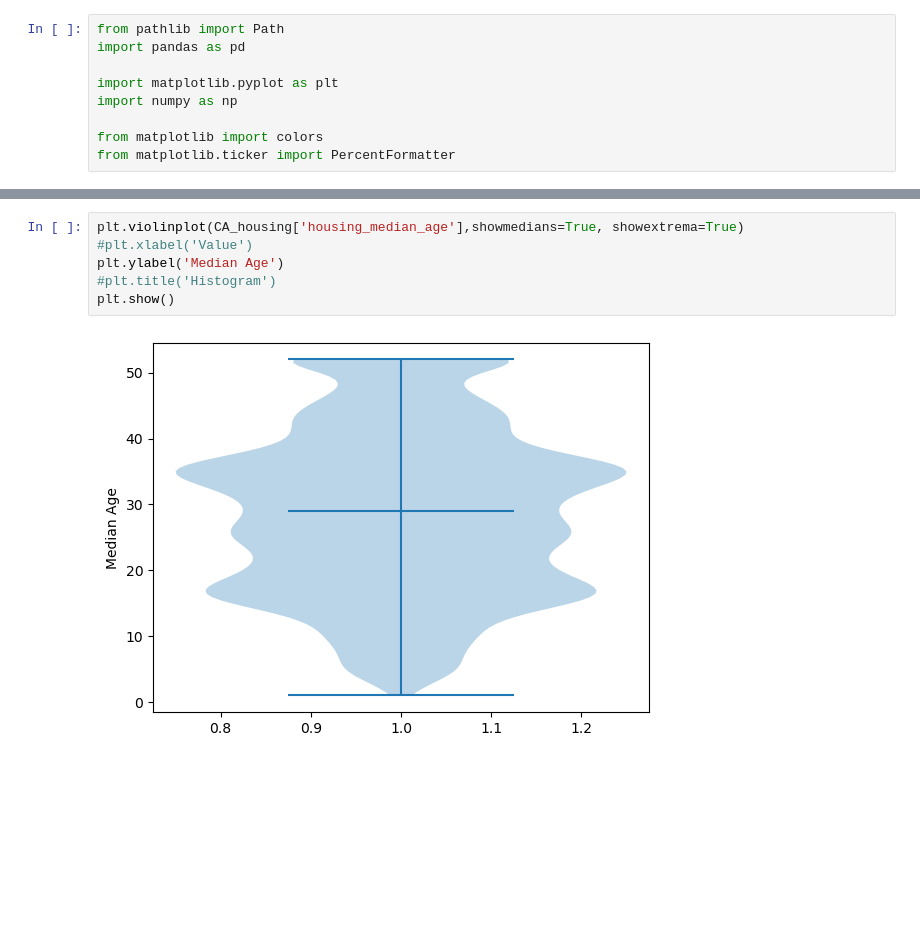
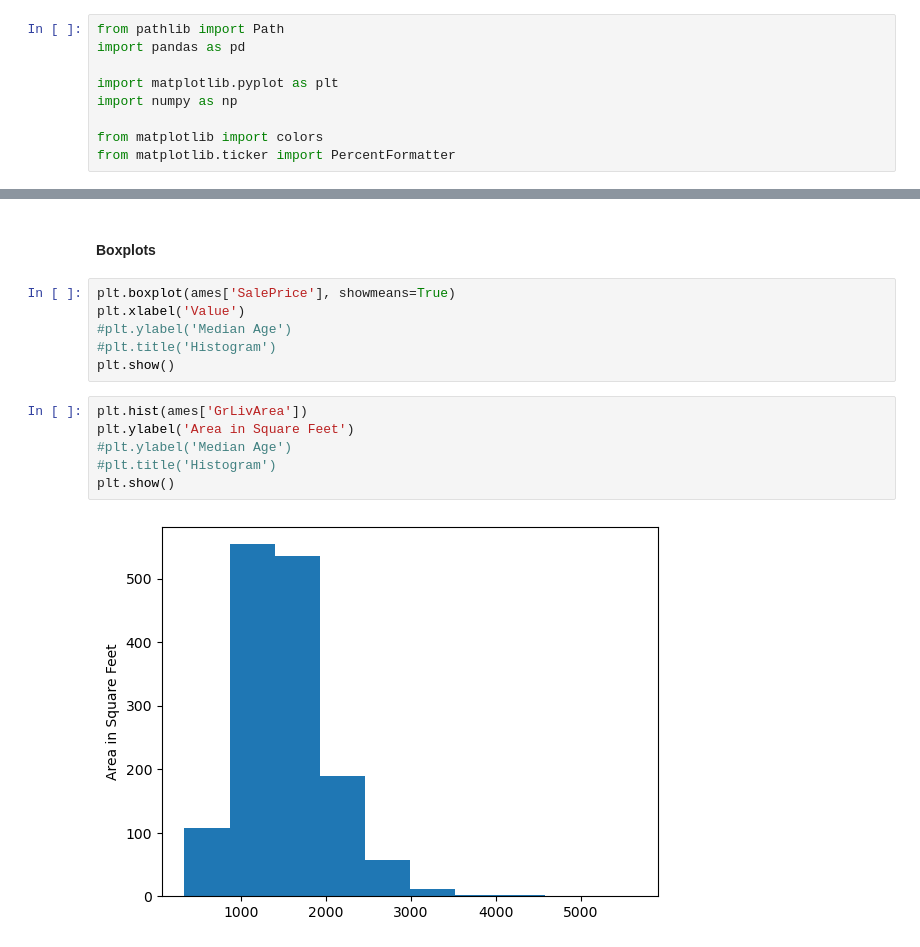
Before and after one commit to schuckers/DTSC2301, a Jupyter notebook: Code/UnivariateSummaries.ipynb, the cells around one changed output, grey strips where cells are left out. Saved outputs shown, nothing was run; the diff lists cells and outputs as text; blank space fills up the shorter version.

```diff
--- a/Code/UnivariateSummaries.ipynb
+++ b/Code/UnivariateSummaries.ipynb
@@ -52,8 +64,16 @@ plt.show()
+# %% [markdown]
+#### Boxplots
 # %%
-plt.violinplot(CA_housing['housing_median_age'],showmedians=True, showextrema=True)
-#plt.xlabel('Value')
-plt.ylabel('Median Age')
+plt.boxplot(ames['SalePrice'], showmeans=True)
+plt.xlabel('Value')
+#plt.ylabel('Median Age')
 #plt.title('Histogram')
 plt.show()
-# %% [output]
-[figure, removed]
+# %%
+plt.hist(ames['GrLivArea'])
+plt.ylabel('Area in Square Feet')
+#plt.ylabel('Median Age')
+#plt.title('Histogram')
+plt.show()
+# %% [output]
+[figure, added]
```
Also changed, not shown: parts of 21 cells of this notebook, 1 other file.
